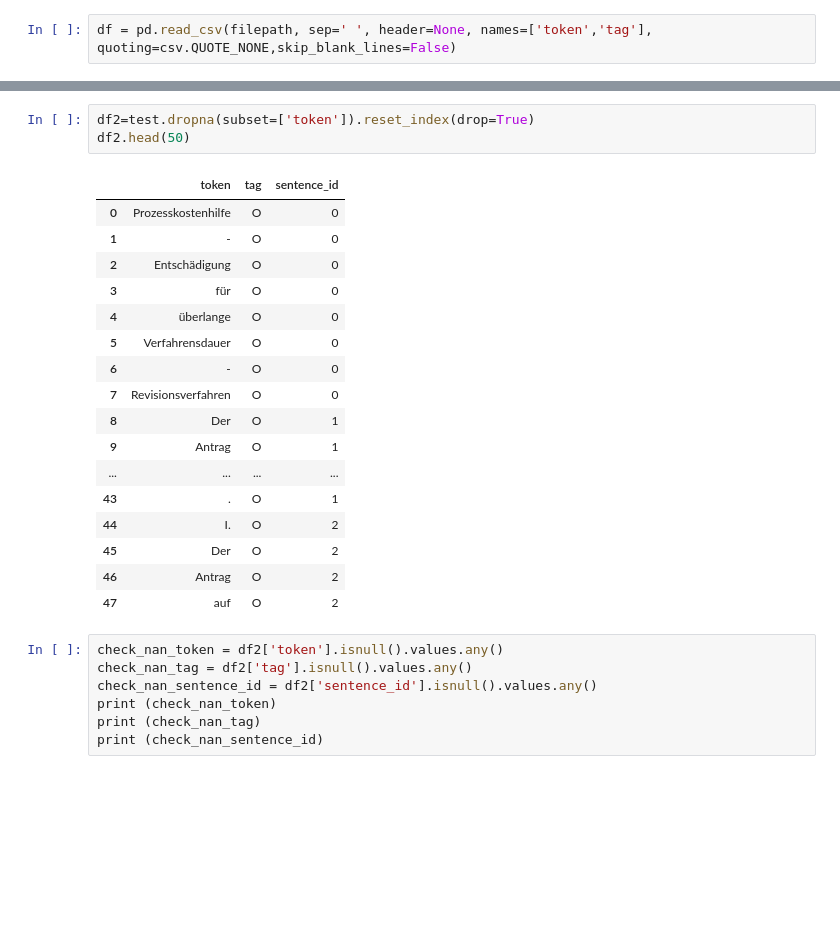
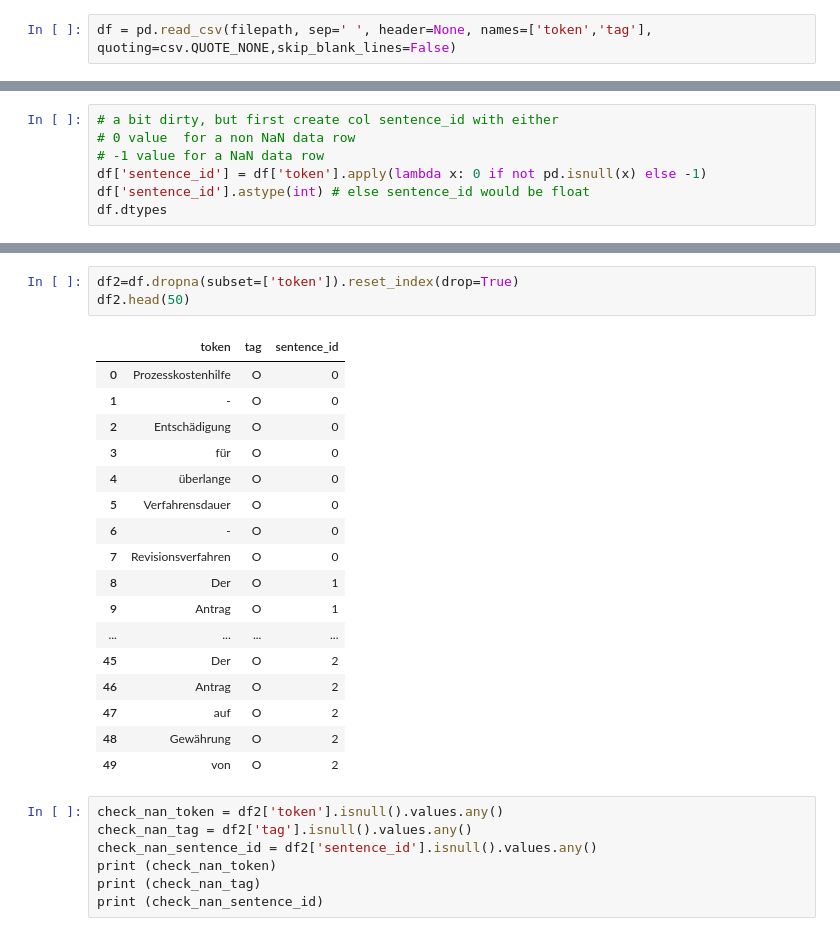
Before and after one commit to stefankrueger/flairPlayground, a Jupyter notebook: notebooks/sentenceid.ipynb, the cells around one changed output, grey strips where cells are left out. Saved outputs shown, nothing was run; the diff lists cells and outputs as text; blank space fills up the shorter version.

```diff
--- a/notebooks/sentenceid.ipynb
+++ b/notebooks/sentenceid.ipynb
@@ -8,0 +15,7 @@ df = pd.read_csv(filepath, sep=' ', header=None, names=['token','tag'], quoting=
+# %%
+# a bit dirty, but first create col sentence_id with either
+# 0 value  for a non NaN data row
+# -1 value for a NaN data row
+df['sentence_id'] = df['token'].apply(lambda x: 0 if not pd.isnull(x) else -1)
+df['sentence_id'].astype(int) # else sentence_id would be float
+df.dtypes
@@ -102,24 +88,24 @@ test.head(100)
 # %%
-df2=test.dropna(subset=['token']).reset_index(drop=True)
+df2=df.dropna(subset=['token']).reset_index(drop=True)
 df2.head(50)
 # %% [output]
 |  | token | tag | sentence_id |
 | 0 | Prozesskostenhilfe | O | 0 |
 | 1 | - | O | 0 |
 | 2 | Entschädigung | O | 0 |
 | 3 | für | O | 0 |
 | 4 | überlange | O | 0 |
 | 5 | Verfahrensdauer | O | 0 |
 | 6 | - | O | 0 |
 | 7 | Revisionsverfahren | O | 0 |
 | 8 | Der | O | 1 |
 | 9 | Antrag | O | 1 |
 | ... | ... | ... | ... |
-| 43 | . | O | 1 |
-| 44 | I. | O | 2 |
 | 45 | Der | O | 2 |
 | 46 | Antrag | O | 2 |
 | 47 | auf | O | 2 |
+| 48 | Gewährung | O | 2 |
+| 49 | von | O | 2 |
 # %%
 check_nan_token = df2['token'].isnull().values.any()
 check_nan_tag = df2['tag'].isnull().values.any()
```
Also changed, not shown: parts of 11 cells of this notebook.
